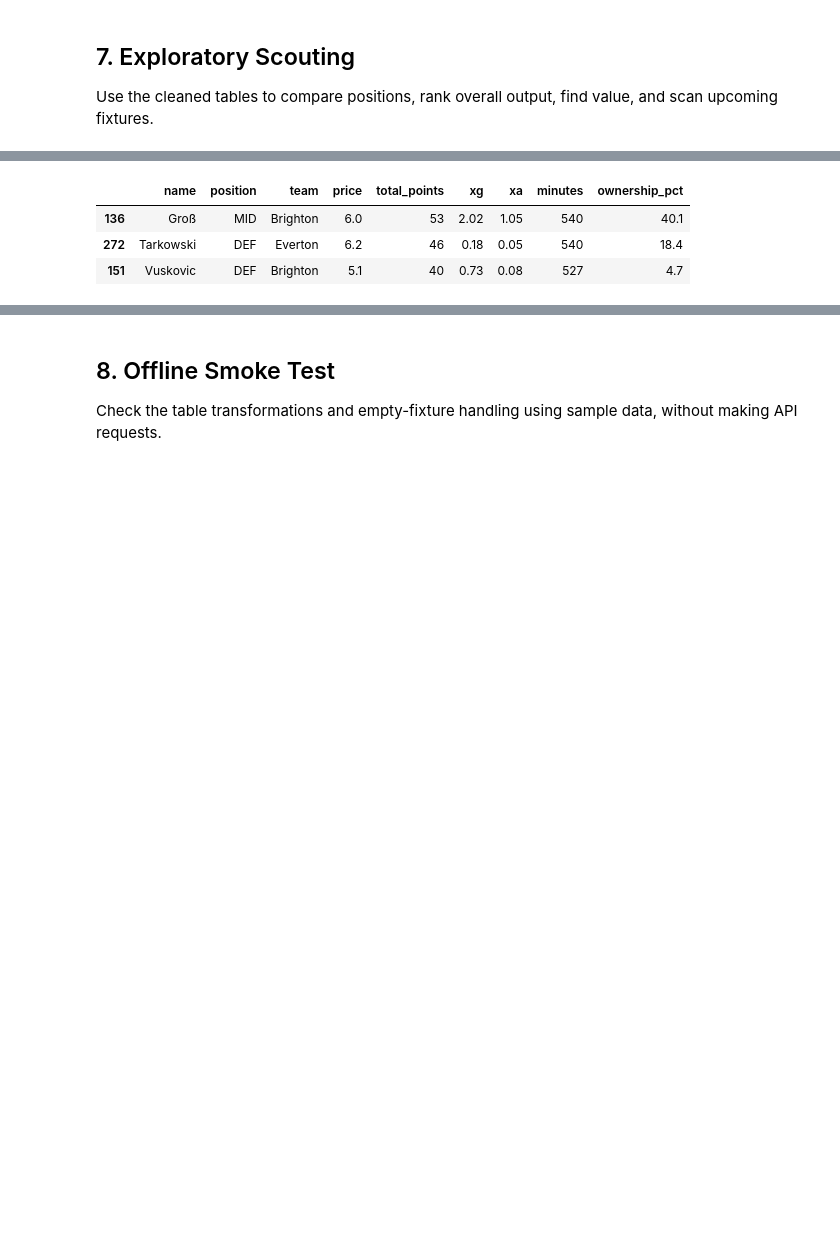
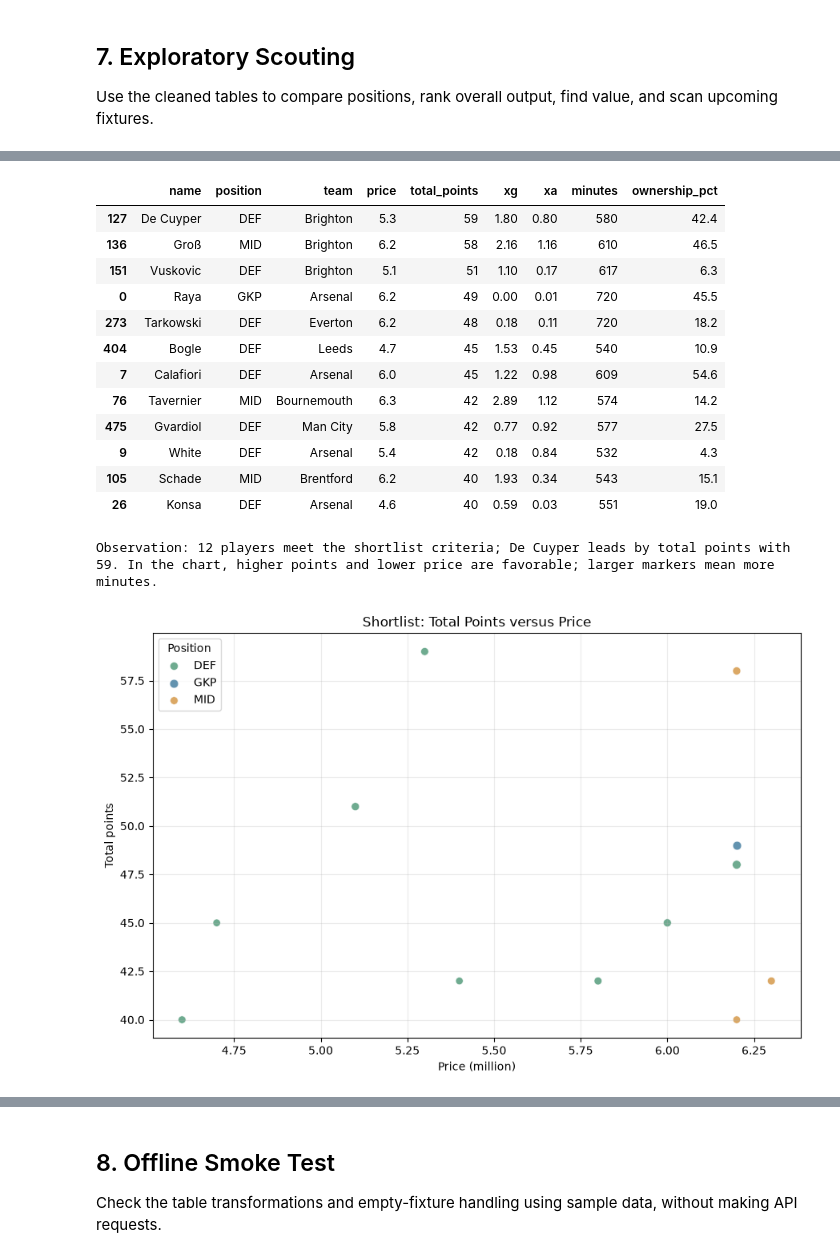
Before and after one commit to Kiletta/FPL-Fantasy-Scout, a Jupyter notebook: Fantasy Code Redo.ipynb, the cells around one changed output, grey strips where cells are left out. Cells and saved outputs as stored; diff of their text form; code cells hidden in the pictures; blank space fills up the shorter version.

```diff
--- a/Fantasy Code Redo.ipynb
+++ b/Fantasy Code Redo.ipynb
@@ -571,16 +735,57 @@ display(fixtures_by_team.head(20))
 # %%
 shortlist = players_df.loc[
     (players_df["minutes"] >= 500)
     & (players_df["total_points"] >= 40)
     & (players_df["price"] <= 7.5)
 ].sort_values(["total_points", "xg", "ownership_pct"], ascending=False)
 display(
     shortlist[
         ["name", "position", "team", "price", "total_points", "xg", "xa", "minutes", "ownership_pct"]
     ].head(20)
 )
+
+if shortlist.empty:
+    print("Observation: no players meet the minutes, points, and price shortlist criteria.")
+else:
+    leader = shortlist.iloc[0]
+    print(
+        f"Observation: {len(shortlist)} players meet the shortlist criteria; "
+        f"{leader['name']} leads by total points with {leader['total_points']}. "
+        "In the chart, higher points and lower price are favorable; larger markers mean more minutes."
+    )
+    shortlist_plot = shortlist.head(20)
+    fig, ax = plt.subplots(figsize=(9, 6))
+    for position, group in shortlist_plot.groupby("position"):
+        ax.scatter(
+            group["price"],
+            group["total_points"],
+            s=group["minutes"].clip(lower=60) / 12,
+            alpha=0.75,
+            label=position,
+            color=position_colors.get(position, "#666666"),
+            edgecolors="white",
+            linewidths=0.5,
+        )
+    ax.set_title("Shortlist: Total Points versus Price")
+    ax.set_xlabel("Price (million)")
+    ax.set_ylabel("Total points")
+    ax.legend(title="Position")
+    ax.grid(alpha=0.25)
+    fig.tight_layout()
+    plt.show()
 # %% [output]
 |  | name | position | team | price | total_points | xg | xa | minutes | ownership_pct |
-| 136 | Groß | MID | Brighton | 6.0 | 53 | 2.02 | 1.05 | 540 | 40.1 |
-| 272 | Tarkowski | DEF | Everton | 6.2 | 46 | 0.18 | 0.05 | 540 | 18.4 |
-| 151 | Vuskovic | DEF | Brighton | 5.1 | 40 | 0.73 | 0.08 | 527 | 4.7 |
+| 127 | De Cuyper | DEF | Brighton | 5.3 | 59 | 1.80 | 0.80 | 580 | 42.4 |
+| 136 | Groß | MID | Brighton | 6.2 | 58 | 2.16 | 1.16 | 610 | 46.5 |
+| 151 | Vuskovic | DEF | Brighton | 5.1 | 51 | 1.10 | 0.17 | 617 | 6.3 |
+| 0 | Raya | GKP | Arsenal | 6.2 | 49 | 0.00 | 0.01 | 720 | 45.5 |
+| 273 | Tarkowski | DEF | Everton | 6.2 | 48 | 0.18 | 0.11 | 720 | 18.2 |
+| 404 | Bogle | DEF | Leeds | 4.7 | 45 | 1.53 | 0.45 | 540 | 10.9 |
+| 7 | Calafiori | DEF | Arsenal | 6.0 | 45 | 1.22 | 0.98 | 609 | 54.6 |
+| 76 | Tavernier | MID | Bournemouth | 6.3 | 42 | 2.89 | 1.12 | 574 | 14.2 |
+| 475 | Gvardiol | DEF | Man City | 5.8 | 42 | 0.77 | 0.92 | 577 | 27.5 |
+| 9 | White | DEF | Arsenal | 5.4 | 42 | 0.18 | 0.84 | 532 | 4.3 |
+| 105 | Schade | MID | Brentford | 6.2 | 40 | 1.93 | 0.34 | 543 | 15.1 |
+| 26 | Konsa | DEF | Arsenal | 4.6 | 40 | 0.59 | 0.03 | 551 | 19.0 |
+Observation: 12 players meet the shortlist criteria; De Cuyper leads by total points with 59. In the chart, higher points and lower price are favorable; larger markers mean more minutes.
+[figure, added]
```
Also changed, not shown: parts of 10 cells of this notebook.
